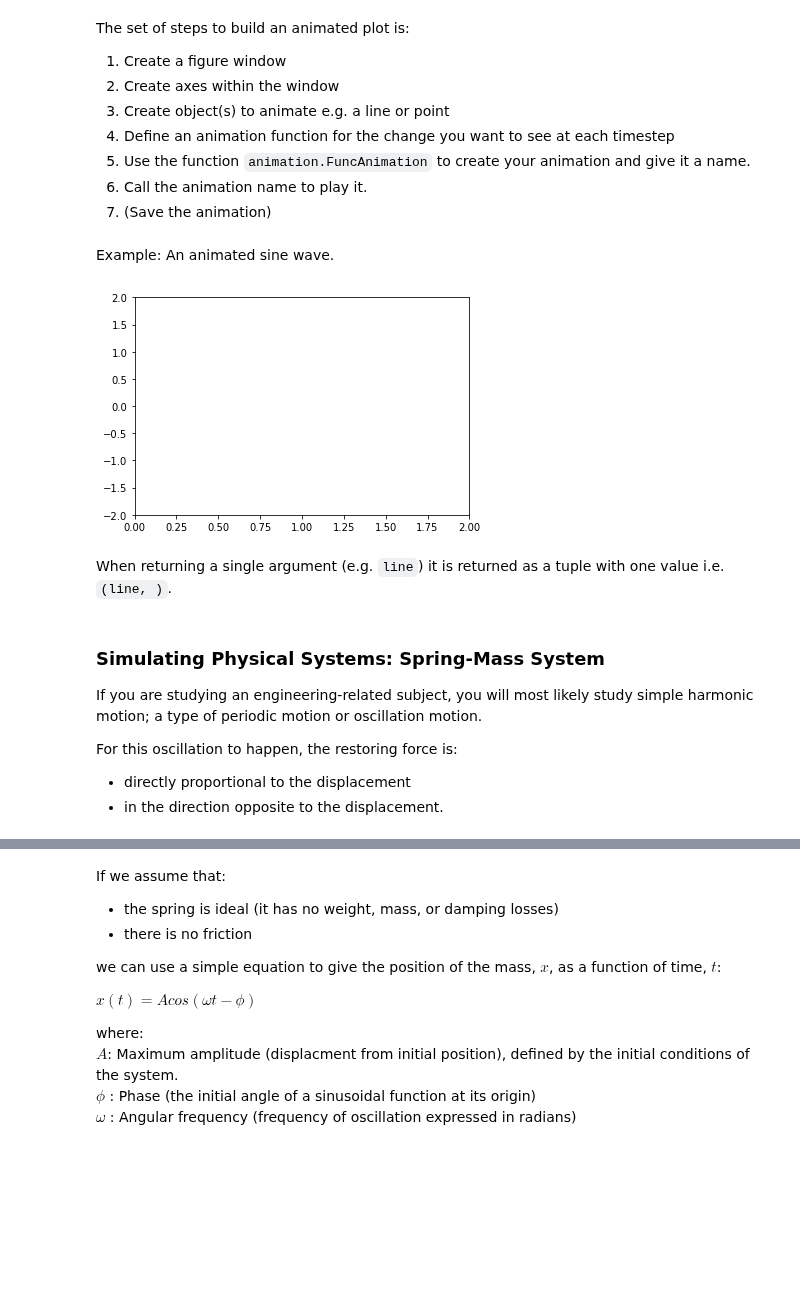
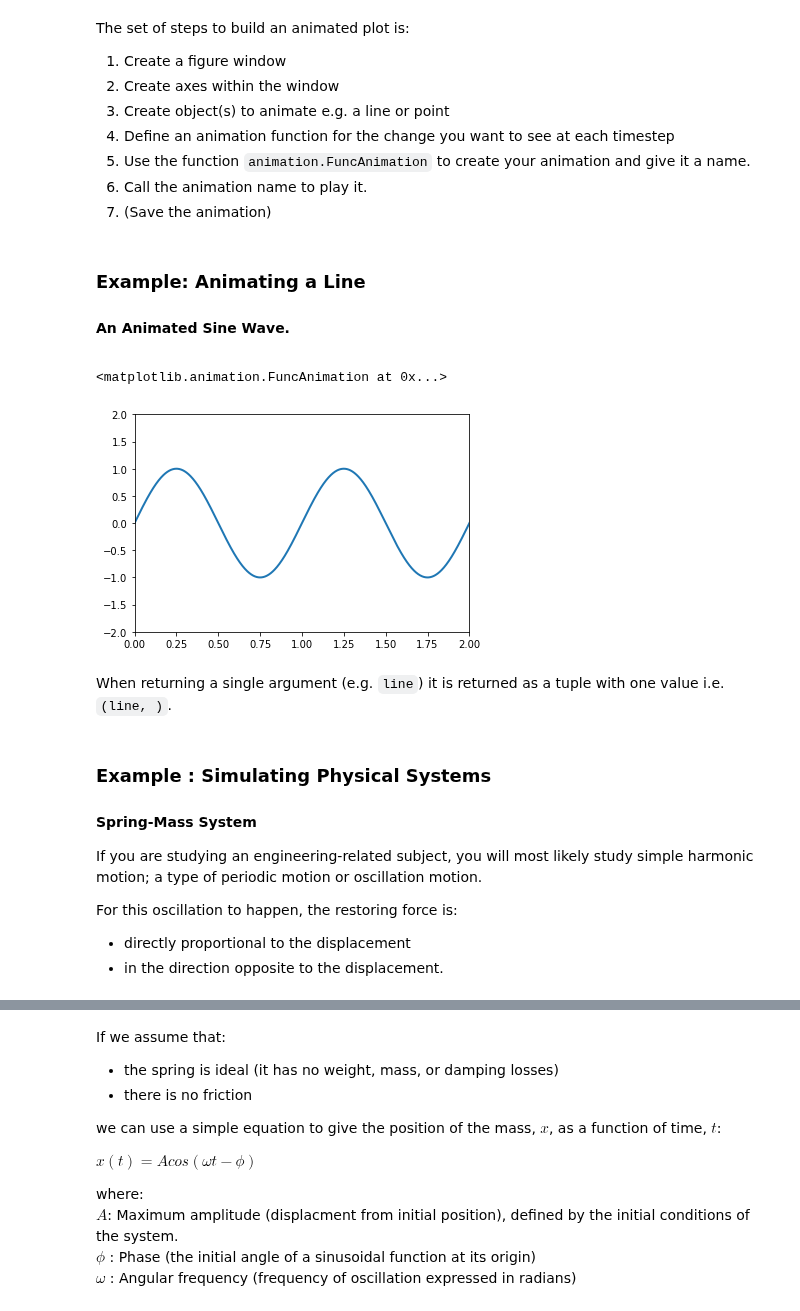
Before and after one commit to vongvanicht/Intro_to_Python, a Jupyter notebook: 09_Simulation.ipynb, the cells around one changed output, grey strips where cells are left out. Cells and saved outputs as stored; diff of their text form; code cells hidden in the pictures; blank space fills up the shorter version.

```diff
--- a/09_Simulation.ipynb
+++ b/09_Simulation.ipynb
@@ -1069,17 +1155,3 @@ The set of steps to build an animated plot is:
 1. Use the function `animation.FuncAnimation` to create your animation and give it a name.
 1. Call the animation name to play it.
 1. (Save the animation)
-# %% [markdown]
-Example: An animated sine wave.
-# %%
-# 1. Create a figure window.
-fig = plt.figure()
-
-# 2. Creates axes within the window
-ax = plt.axes(xlim=(0, 2), ylim=(-2, 2))
-
-# 3. Empty object (no data opints) to animate e.g. a line
-# Name must end with a `,` comma.
-line, = ax.plot([], [], lw=2)
-# %% [output]
-[figure, removed]
@@ -1096,2 +1158,48 @@ def animate(i):
+# %% [markdown]
+### Example: Animating a Line
+#### An Animated Sine Wave.
+<a id='ExampleAnimatingLine'></a>
+# %%
+import matplotlib.pyplot as plt
+import numpy as np
+# 1. Create a figure window.
+fig = plt.figure()
+
+# 2. Creates axes within the window
+ax = plt.axes(xlim=(0, 2), ylim=(-2, 2))
+
+# 3. Empty object (no data opints) to animate e.g. a line
+# Name must end with a `,` comma.
+line, = ax.plot([], [], lw=2)
+
+# 4. Animation function: called sequentially
+# i = frame number.
+# Sine wave generated, phase shift proportional to i
+def animate(i):
+    x = np.linspace(0, 2, 1000)
+    y = np.sin(2 * np.pi * (x - 0.01 * i))
+    line.set_data(x, y)
+    # single return arguments should be given as a tuple with one value
+    return (line,)
+
+# 5. Animates the data;
+# 100 frames
+# 20ms delay between frames
+anim = animation.FuncAnimation(fig, animate, frames=100, interval=20)
+
+# Set the animation display format to html which the non-Python parts of this notebook are written in.
+rc('animation', html='html5')
+
+# 6. Play the animation
+anim
+
+# 7. Save the animation as a .mp4 file - if you save the file, it won't play
+# 15 frames per second
+# 1800 bits of data processed/stored per second
+#writer = animation.writers['ffmpeg'](fps=15, bitrate=1800)
+#anim.save('img/sin_movie.mp4', writer=writer)
+# %% [output]
+<matplotlib.animation.FuncAnimation at 0x...>
+[figure, added]
 # %% [markdown]
 When returning a single argument (e.g. `line`) it is returned as a tuple with one value i.e. `(line, )`.
@@ -1113,5 +1206,7 @@ writer = animation.writers['ffmpeg'](fps=15, bitrate=1800)
 # %% [markdown]
-### Simulating Physical Systems: Spring-Mass System
+### Example : Simulating Physical Systems
+#### Spring-Mass System
+<a id='ExampleSpringMassSystem'></a>
 If you are studying an engineering-related subject, you will most likely study simple harmonic motion; a type of periodic motion or oscillation motion.
 
 For this oscillation to happen, the restoring force is:
```
Also changed, not shown: parts of 54 cells of this notebook, 12 other files.
